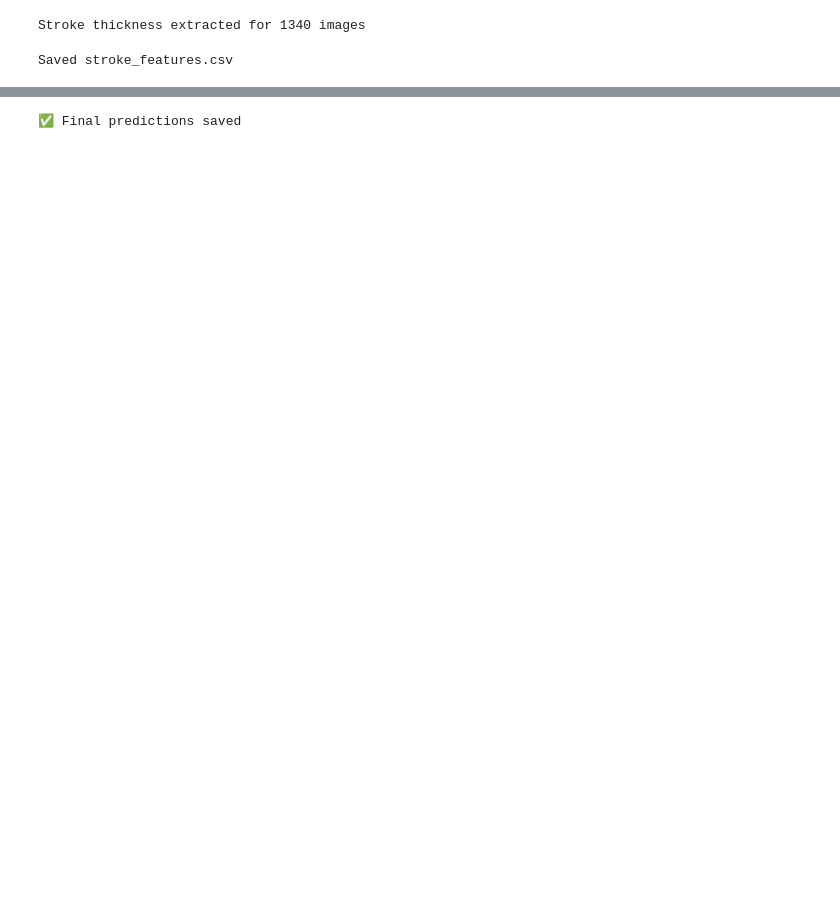
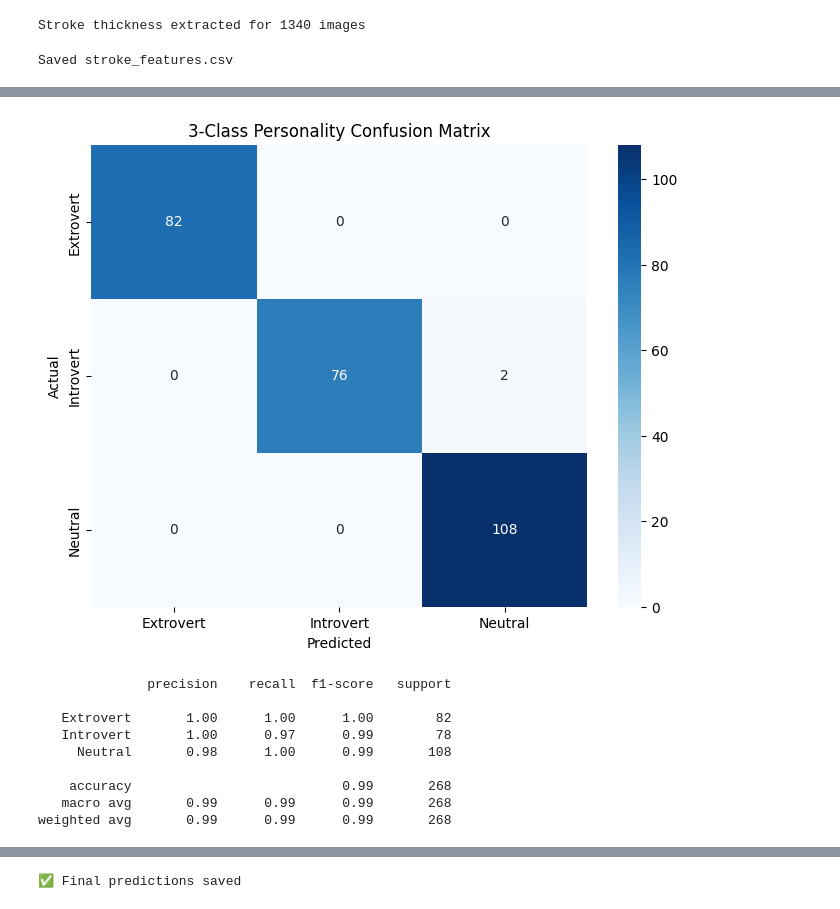
Before and after one commit to DhritiKothari/Handwriting-Analysis, a Jupyter notebook: handwriting_analysis.ipynb, the cells around one changed output, grey strips where cells are left out. Cells and saved outputs as stored; diff of their text form; code cells hidden in the pictures; blank space fills up the shorter version.

```diff
--- a/handwriting_analysis.ipynb
+++ b/handwriting_analysis.ipynb
@@ -352,3 +408,0 @@ def assign_personality(row):
-# %%
-df['personality'] = df.apply(assign_personality, axis=1)
-df['personality'].value_counts()
@@ -360,0 +514,23 @@ dtype: int64
+# %%
+# Confusion Matrix Visualization
+cm = confusion_matrix(y_test, y_pred)
+plt.figure(figsize=(8, 6))
+sns.heatmap(cm, annot=True, fmt='d', cmap='Blues',
+            xticklabels=le.classes_, yticklabels=le.classes_)
+plt.title('3-Class Personality Confusion Matrix')
+plt.xlabel('Predicted')
+plt.ylabel('Actual')
+plt.show()
+
+print(classification_report(y_test, y_pred, target_names=le.classes_))
+# %% [output]
+[figure, added]
+              precision    recall  f1-score   support
+
+   Extrovert       1.00      1.00      1.00        82
+   Introvert       1.00      0.97      0.99        78
+     Neutral       0.98      1.00      0.99       108
+
+    accuracy                           0.99       268
+   macro avg       0.99      0.99      0.99       268
+weighted avg       0.99      0.99      0.99       268
```
Also changed, not shown: parts of 44 cells of this notebook.
